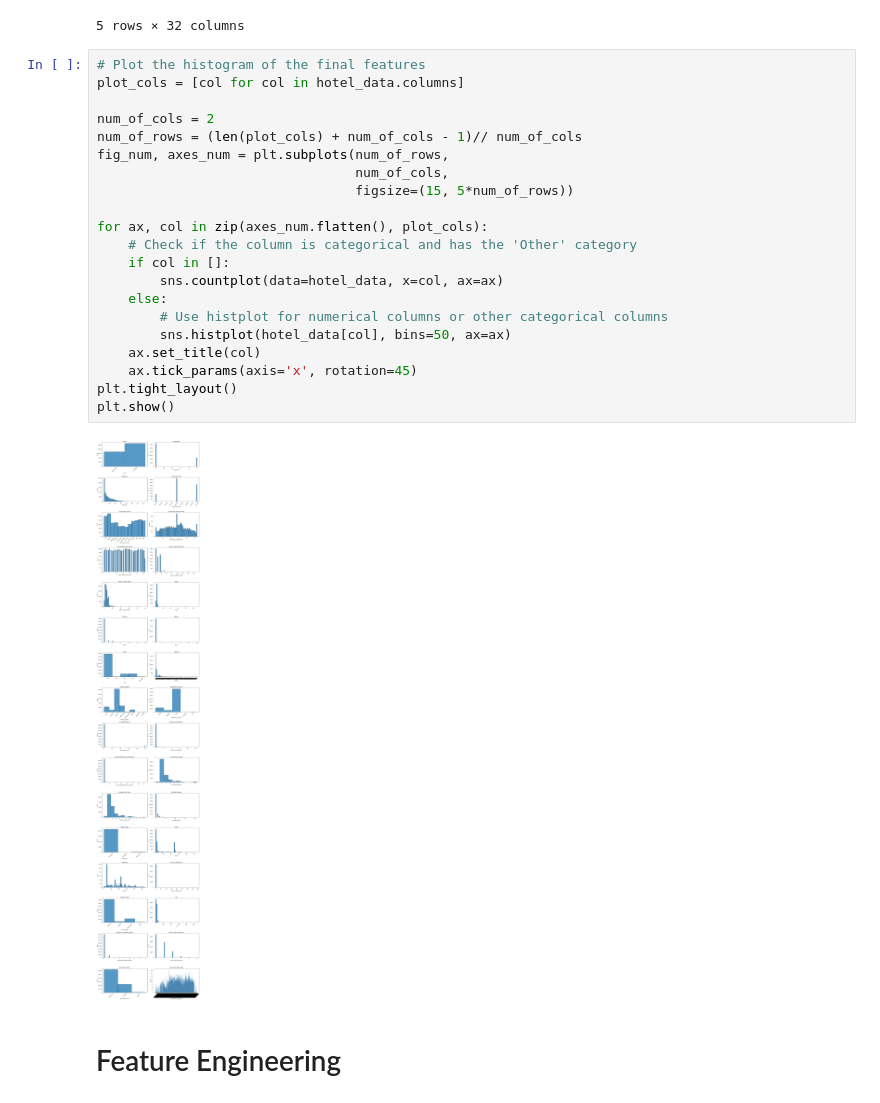
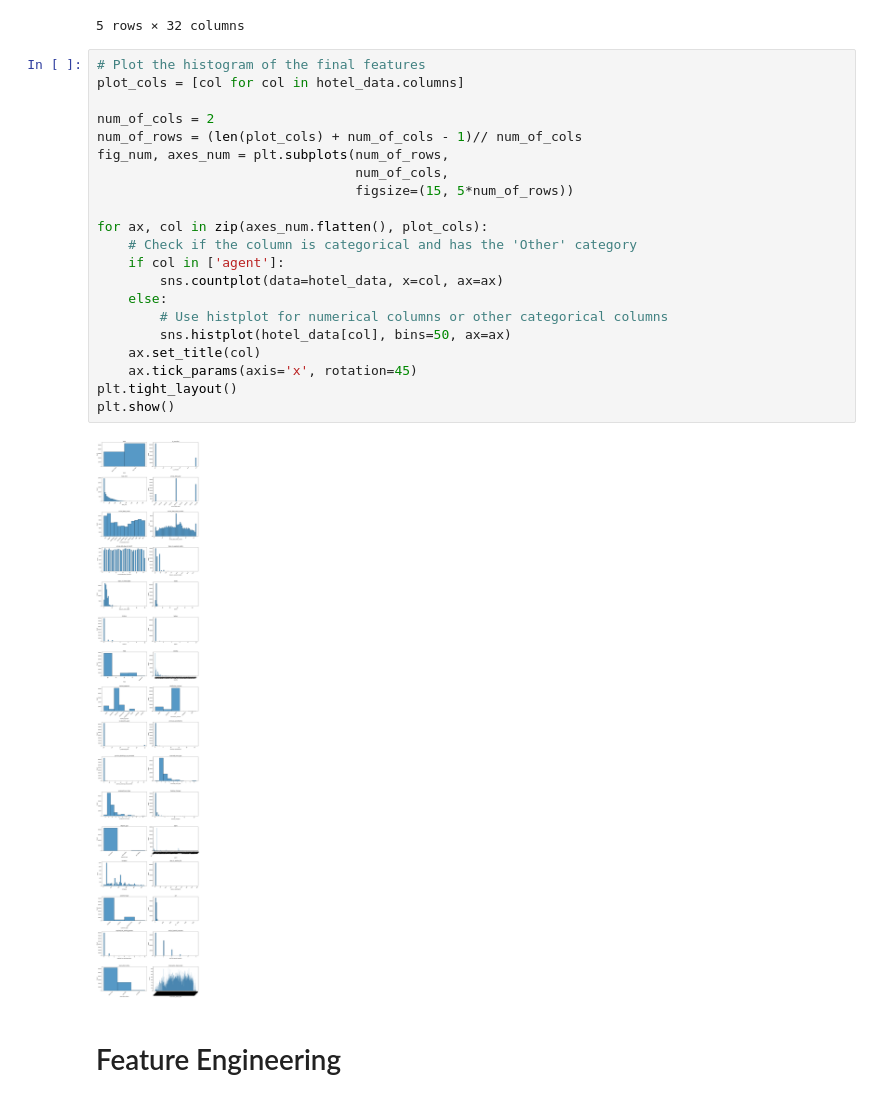
Before and after one commit to pakkei1212/SMU_AML_PROJ, a Jupyter notebook: Hotel_Bookings_EDA.ipynb, the cells around one changed output. Saved outputs shown, nothing was run; the diff lists cells and outputs as text.

```diff
--- a/Hotel_Bookings_EDA.ipynb
+++ b/Hotel_Bookings_EDA.ipynb
@@ -273,26 +288,26 @@ hotel_data.head()
 # %%
 # Plot the histogram of the final features
 plot_cols = [col for col in hotel_data.columns]
 
 num_of_cols = 2
 num_of_rows = (len(plot_cols) + num_of_cols - 1)// num_of_cols
 fig_num, axes_num = plt.subplots(num_of_rows,
                                  num_of_cols,
                                  figsize=(15, 5*num_of_rows))
 
 for ax, col in zip(axes_num.flatten(), plot_cols):
     # Check if the column is categorical and has the 'Other' category
-    if col in []:
+    if col in ['agent']:
         sns.countplot(data=hotel_data, x=col, ax=ax)
     else:
         # Use histplot for numerical columns or other categorical columns
         sns.histplot(hotel_data[col], bins=50, ax=ax)
     ax.set_title(col)
     ax.tick_params(axis='x', rotation=45)
 plt.tight_layout()
 plt.show()
 # %% [output]
-[figure, old version]
+[figure, new version]
 # %% [markdown]
 # Feature Engineering
 # %%
```
Also changed, not shown: parts of 11 cells of this notebook.
